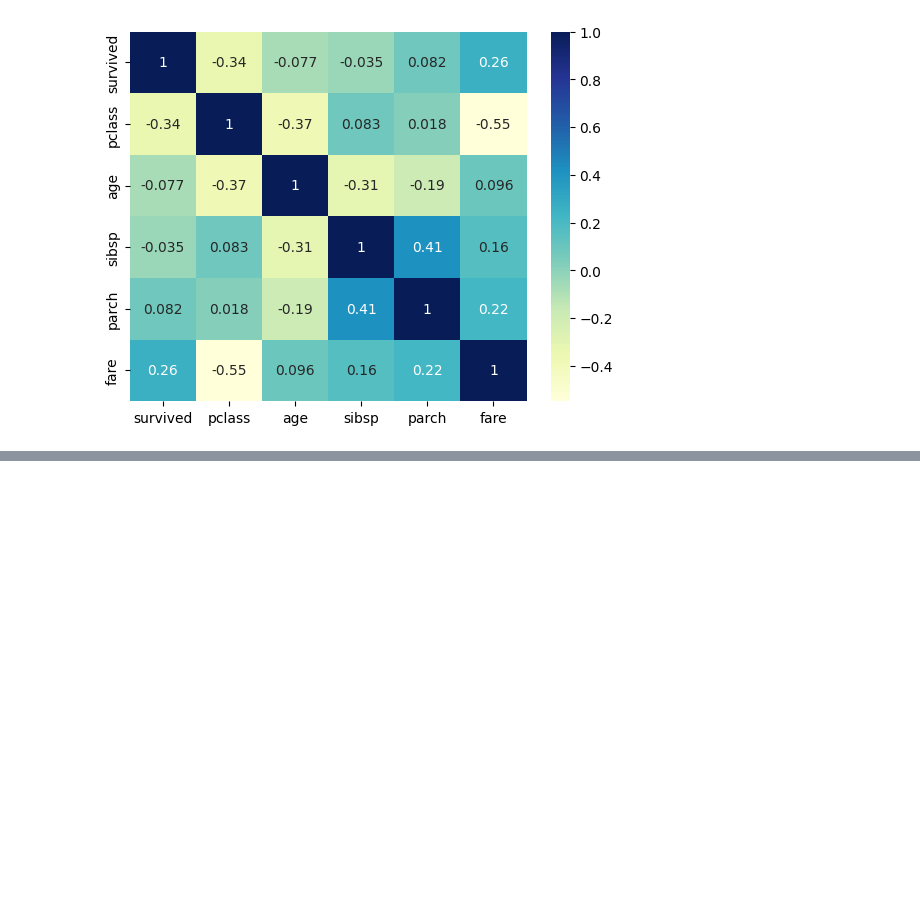
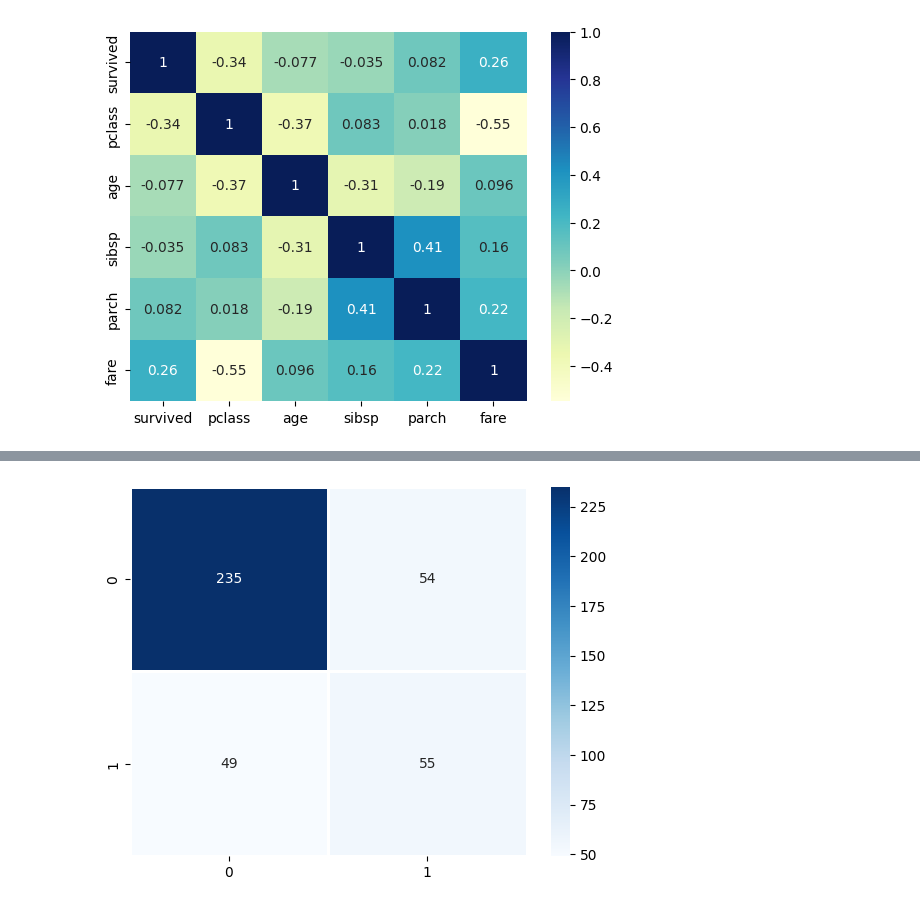
Before and after one commit to rodrifer10/mds_ml_rfc, a Jupyter notebook: Class3.ipynb, the cells around one changed output, grey strips where cells are left out. Saved outputs shown, nothing was run; the diff lists cells and outputs as text; code cells hidden in the pictures; blank space fills up the shorter version.

```diff
--- a/Class3.ipynb
+++ b/Class3.ipynb
@@ -454,0 +648,5 @@ plt.show()
+# %%
+sns.heatmap(cf_matrix, annot=True, fmt='d', cmap='Blues', linewidth=2)
+plt.show()
+# %% [output]
+[figure, added]
```
Also changed, not shown: parts of 33 cells of this notebook, 15 other files.
